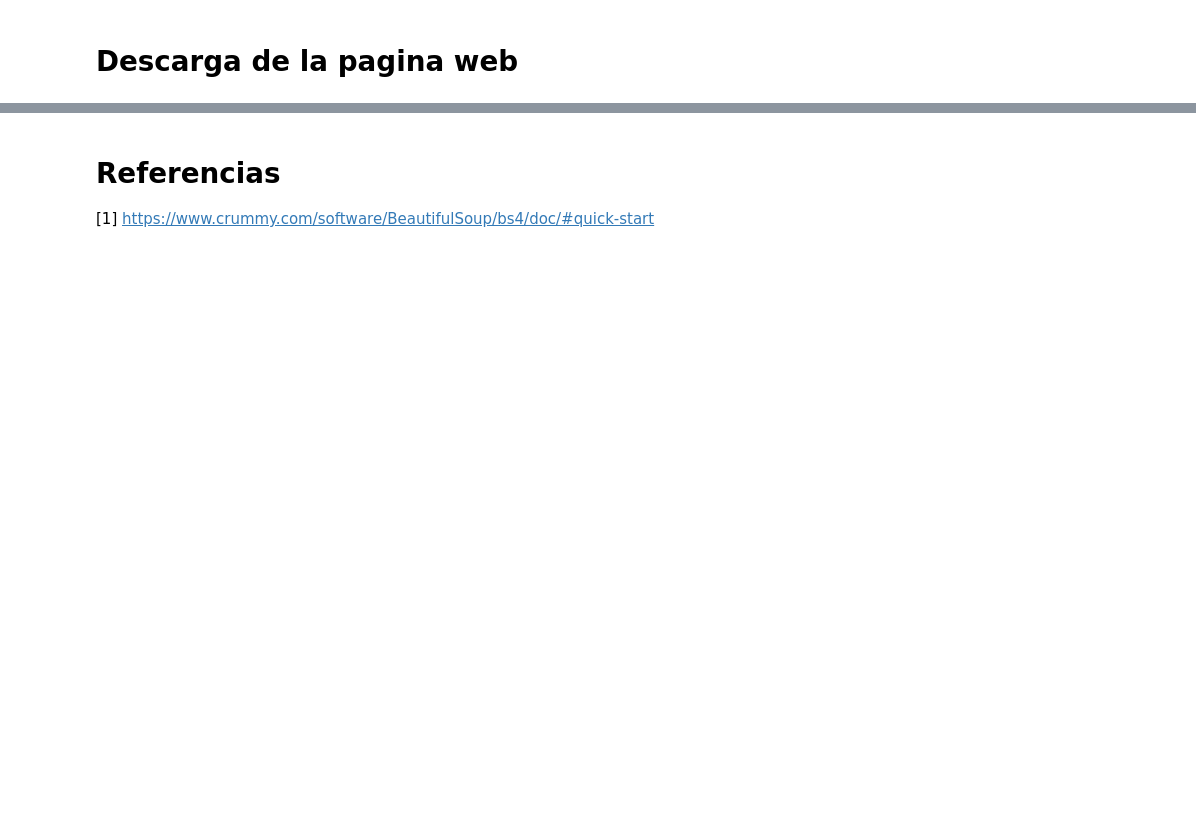
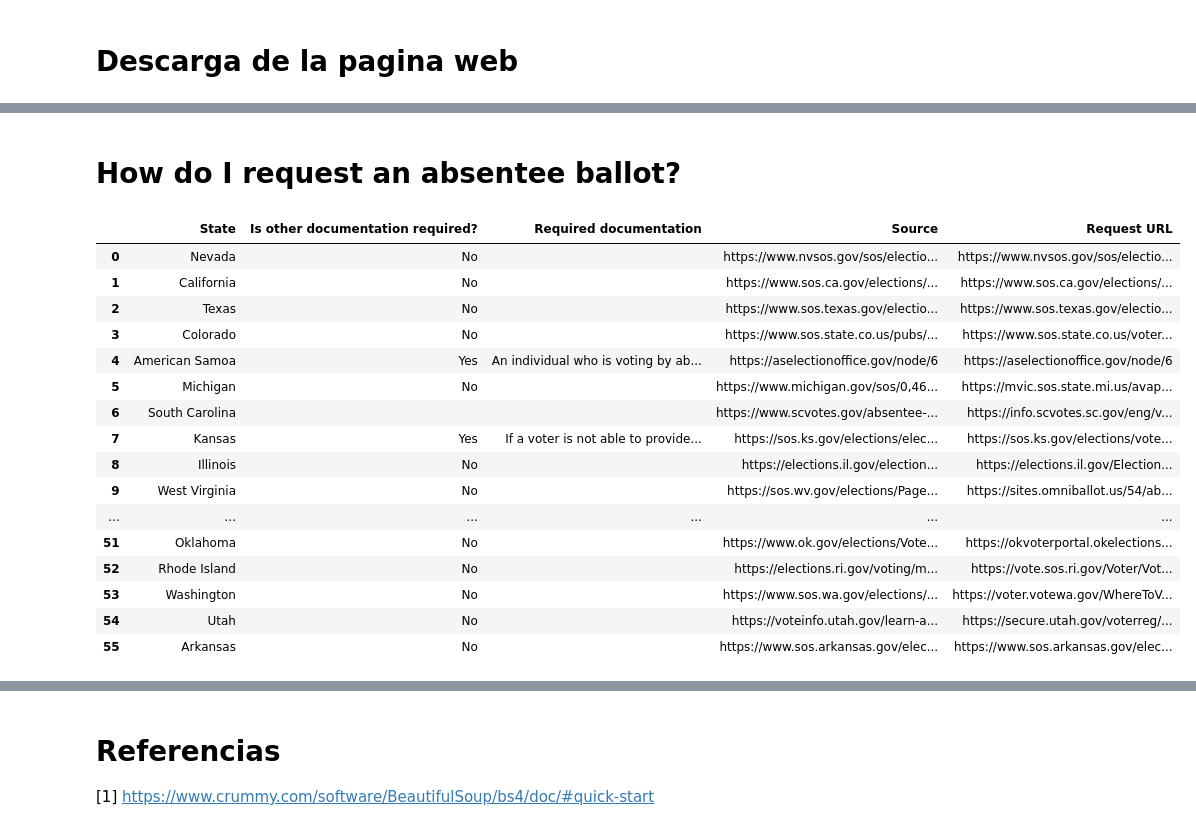
Before and after one commit to j-river1/Practica-1-de-Tipologia-y-ciclo-vida-datos, a Jupyter notebook: src/WebScrapping.ipynb, the cells around one changed output, grey strips where cells are left out. Cells and saved outputs as stored; diff of their text form; code cells hidden in the pictures; blank space fills up the shorter version.

```diff
--- a/src/WebScrapping.ipynb
+++ b/src/WebScrapping.ipynb
@@ -125,0 +665,17 @@ head
+# %%
+table = soup2.find(lambda tag: tag.has_attr('id') and tag['id']=="AbsenteeReturn")
+rows = table.findAll(lambda tag: tag.name=='tr')
+
+tabla = []
+for i in range(len(rows)):
+  tabla.append(rows[i].get_text())
+
+tabla_aux = []
+for j in range(len(tabla)):
+  tabla_aux.append(tabla[j].split("\n"))
+
+
+column_names = tabla_aux.pop(0)
+df = pd.DataFrame(tabla_aux, columns=column_names)
+df2 = df[['State', 'In-person return deadline', 'Mail return deadline', 'Mail postmark or receipt deadline']]
+df2
@@ -125,0 +700,37 @@ head
+# %% [markdown]
+# How do I request an absentee ballot?
+# %%
+table = soup2.find(lambda tag: tag.has_attr('id') and tag['id']=="AbsenteeRequest")
+rows = table.findAll(lambda tag: tag.name=='tr')
+
+tabla = []
+for i in range(len(rows)):
+  tabla.append(rows[i].get_text())
+
+tabla_aux = []
+for j in range(len(tabla)):
+  tabla_aux.append(tabla[j].split("\n"))
+
+
+column_names = tabla_aux.pop(0)
+df = pd.DataFrame(tabla_aux, columns=column_names)
+df3 = df[['State', 'Is other documentation required?', 'Required documentation', 'Source', 'Request URL']]
+df3
+# %% [output]
+|  | State | Is other documentation required? | Required documentation | Source | Request URL |
+| 0 | Nevada | No |  | https://www.nvsos.gov/sos/electio... | https://www.nvsos.gov/sos/electio... |
+| 1 | California | No |  | https://www.sos.ca.gov/elections/... | https://www.sos.ca.gov/elections/... |
+| 2 | Texas | No |  | https://www.sos.texas.gov/electio... | https://www.sos.texas.gov/electio... |
+| 3 | Colorado | No |  | https://www.sos.state.co.us/pubs/... | https://www.sos.state.co.us/voter... |
+| 4 | American Samoa | Yes | An individual who is voting by ab... | https://aselectionoffice.gov/node/6 | https://aselectionoffice.gov/node/6 |
+| 5 | Michigan | No |  | https://www.michigan.gov/sos/0,46... | https://mvic.sos.state.mi.us/avap... |
+| 6 | South Carolina |  |  | https://www.scvotes.gov/absentee-... | https://info.scvotes.sc.gov/eng/v... |
+| 7 | Kansas | Yes | If a voter is not able to provide... | https://sos.ks.gov/elections/elec... | https://sos.ks.gov/elections/vote... |
+| 8 | Illinois | No |  | https://elections.il.gov/election... | https://elections.il.gov/Election... |
+| 9 | West Virginia | No |  | https://sos.wv.gov/elections/Page... | https://sites.omniballot.us/54/ab... |
+| ... | ... | ... | ... | ... | ... |
+| 51 | Oklahoma | No |  | https://www.ok.gov/elections/Vote... | https://okvoterportal.okelections... |
+| 52 | Rhode Island | No |  | https://elections.ri.gov/voting/m... | https://vote.sos.ri.gov/Voter/Vot... |
+| 53 | Washington | No |  | https://www.sos.wa.gov/elections/... | https://voter.votewa.gov/WhereToV... |
+| 54 | Utah | No |  | https://voteinfo.utah.gov/learn-a... | https://secure.utah.gov/voterreg/... |
+| 55 | Arkansas | No |  | https://www.sos.arkansas.gov/elec... | https://www.sos.arkansas.gov/elec... |
```
Also changed, not shown: parts of 30 cells of this notebook.
